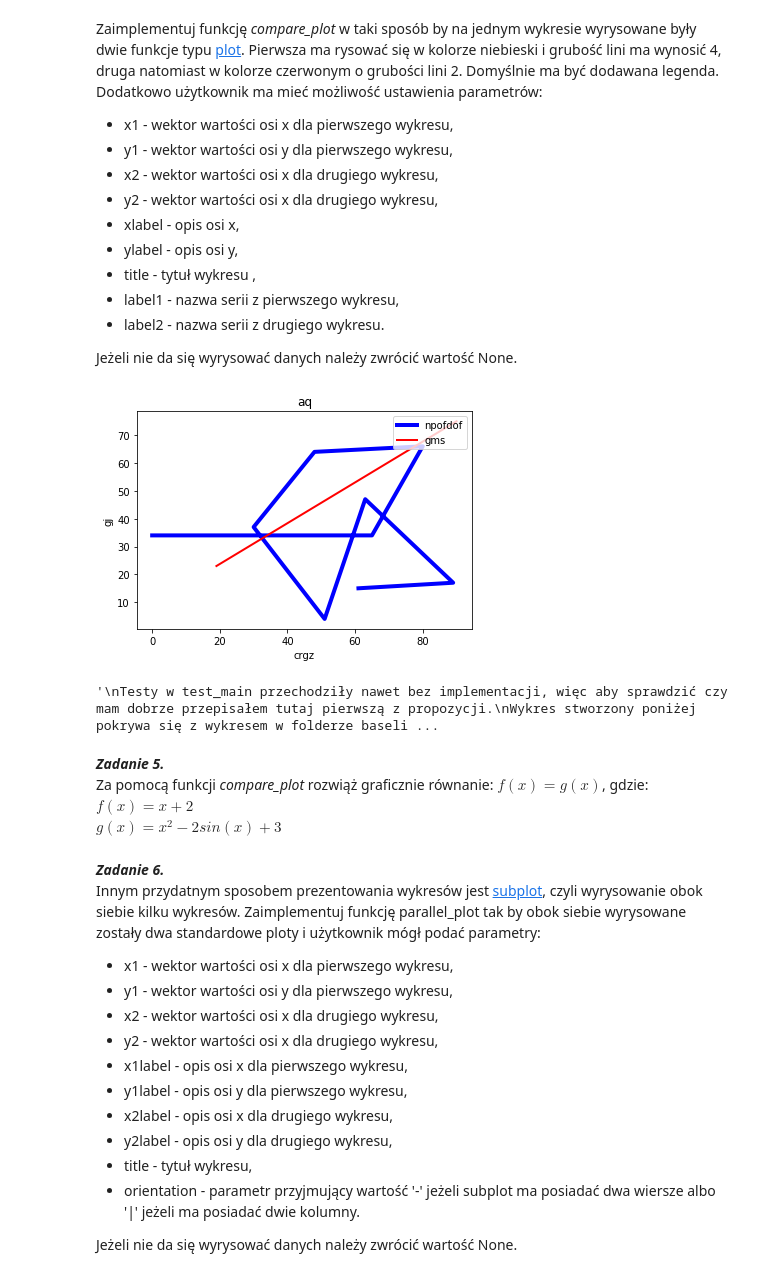
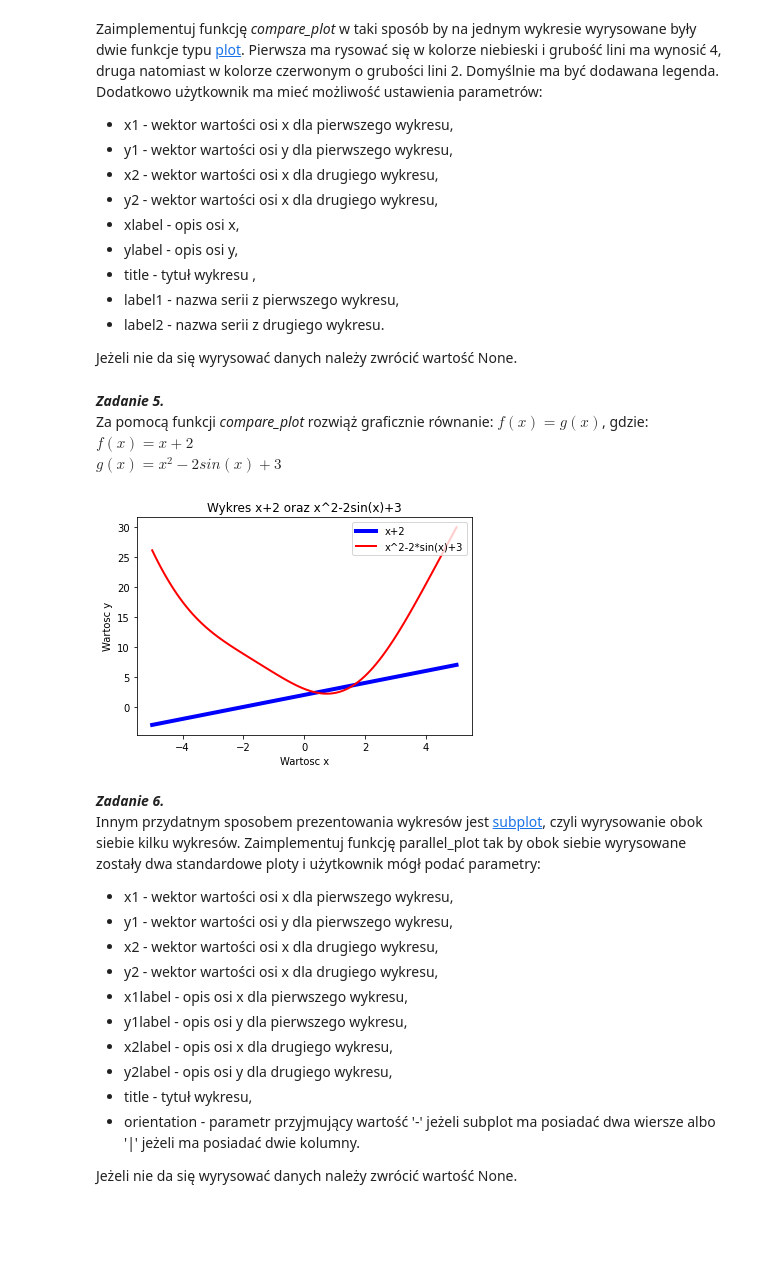
Before and after one commit to mateusztylec/MetodyNumeryczne, a Jupyter notebook: Laboratorium 2/sprawozdanie.ipynb, the cells around one changed output. Cells and saved outputs as stored; diff of their text form; code cells hidden in the pictures; blank space fills up the shorter version.

```diff
--- a/Laboratorium 2/sprawozdanie.ipynb
+++ b/Laboratorium 2/sprawozdanie.ipynb
@@ -163,36 +151,33 @@ Zaimplementuj funkcję *compare\_plot* w taki sposób by na jednym wykresie wyry
 
 Jeżeli nie da się wyrysować danych należy zwrócić wartość None.
 # %%
-def compare_plot(x1, y1, x2, y2, xlabel, ylabel, title, label1 = None, label2 = None):
-    if x1.shape != y1.shape or min(x.shape)==0 or x2.shape != y2.shape :
-        return None
-    figure2, ax = plt.subplots()
-    ax.plot(x1, y1, 'b', linewidth = 4, label = label1)
-    ax.set(xlabel=xlabel, ylabel=ylabel, title=title)
-    ax.plot(x2, y2, 'r', linewidth = 2, label = label2)
-    if label1 is not None or label2 is not None:
-        ax.legend(loc = 'upper right')
-    return figure2
-
 x1a = np.array([0,65,80,48,30,51,63,89,61])
 y1a = np.array([34,34,66,64,37,4,47,17,15])
 x2a = np.array([90,19])
 y2a = np.array([75, 23])
 
-compare_plot(x1a, y1a, x2a, y2a, 'crgz', 'gj', 'aq', 'npofdof', 'gms')
+main.compare_plot(x1a, y1a, x2a, y2a, 'crgz', 'gj', 'aq', 'npofdof', 'gms')
 plt.show()
 """
 Testy w test_main przechodziły nawet bez implementacji, więc aby sprawdzić czy mam dobrze przepisałem tutaj pierwszą z propozycji.
 Wykres stworzony poniżej pokrywa się z wykresem w folderze baseline/.
 """
-# %% [output]
-[figure, removed]
-'\nTesty w test_main przechodziły nawet bez implementacji, więc aby sprawdzić czy mam dobrze przepisałem tutaj pierwszą z propozycji.\nWykres stworzony poniżej pokrywa się z wykresem w folderze baseli ...
 # %% [markdown]
 ***Zadanie 5.***
 Za pomocą funkcji *compare\_plot* rozwiąż graficznie równanie: $f(x) = g(x)$, gdzie:
 $f(x) = x+2$
 $g(x) = x^2 -2sin(x) + 3$
+# %%
+def f(x):
+    return x+2
+def g(x):
+    return x**2-2*np.sin(x)+3
+
+x = np.linspace(-5, 5, 100)
+main.compare_plot(x, f(x), x, g(x), 'Wartosc x', 'Wartosc y', 'Wykres x+2 oraz x^2-2sin(x)+3', 'x+2', 'x^2-2*sin(x)+3')
+plt.show()
+# %% [output]
+[figure, added]
 # %% [markdown]
 ***Zadanie 6.***
 Innym przydatnym sposobem prezentowania wykresów jest [subplot](https://matplotlib.org/3.3.2/api/_as_gen/matplotlib.pyplot.subplot.html), czyli wyrysowanie obok siebie kilku wykresów. Zaimplementuj funkcję parallel_plot tak by obok siebie wyrysowane zostały dwa standardowe ploty i użytkownik mógł podać parametry:
```
Also changed, not shown: parts of 8 cells of this notebook, 1 other file.
